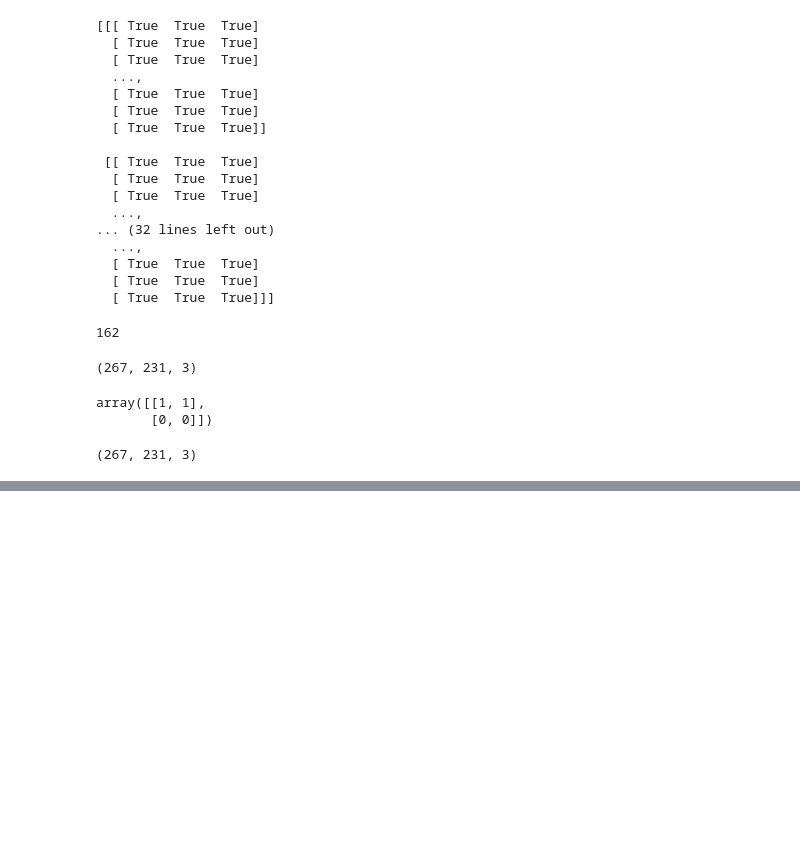
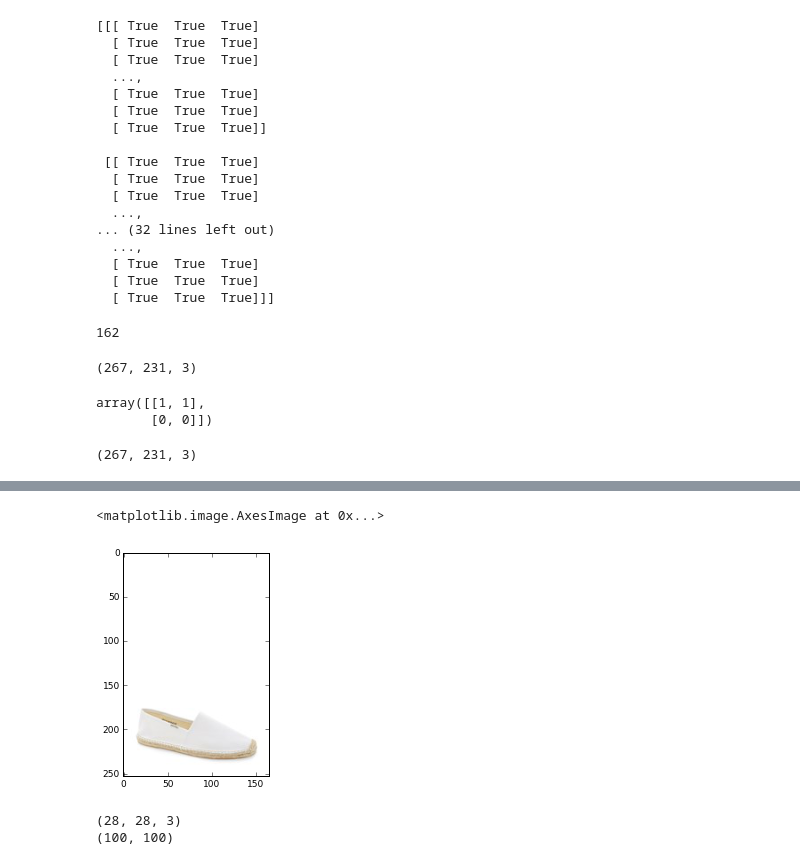
Before and after one commit to adolfoeliazat/Tinderella, a Jupyter notebook: filter_transformation.ipynb, the cells around one changed output, grey strips where cells are left out. Drawn from its saved outputs; the diff is of its cells as text; code cells hidden in the pictures; blank space fills up the shorter version.

```diff
--- a/filter_transformation.ipynb
+++ b/filter_transformation.ipynb
@@ -462,0 +516,8 @@ exposure.equalize_hist(img)
+# %%
+image2path = '/Users/heymanhn/Virginia/Zipfian/Capstone_Project/Images_New/espadrilles/nordstrom_1074545.jpg'
+image2 = io.imread(image2path)
+# %%
+plt.imshow(image2)
+# %% [output]
+<matplotlib.image.AxesImage at 0x...>
+[figure, added]
@@ -462,0 +531,16 @@ exposure.equalize_hist(img)
+# %%
+print image4.shape
+img1 = color.rgb2gray(resize(image4, (100,100)))
+print img1.shape
+# print img1[0]
+descriptor_extractor = ORB(n_keypoints=1)
+
+descriptor_extractor.detect_and_extract(img1)
+keypoints1 = descriptor_extractor.keypoints
+descriptors1 = descriptor_extractor.descriptors
+# print 'image2', resize(resize(image2,(28,28)), (100,100))[0]
+# print 'image3', resize(resize(image3,(28,28)), (100,100))[0]
+# print 'image4', resize(resize(image3,(28,28)), (100,100))[0]
+# %% [output]
+(28, 28, 3)
+(100, 100)
```
Also changed, not shown: parts of 17 cells of this notebook, 2 other files.
